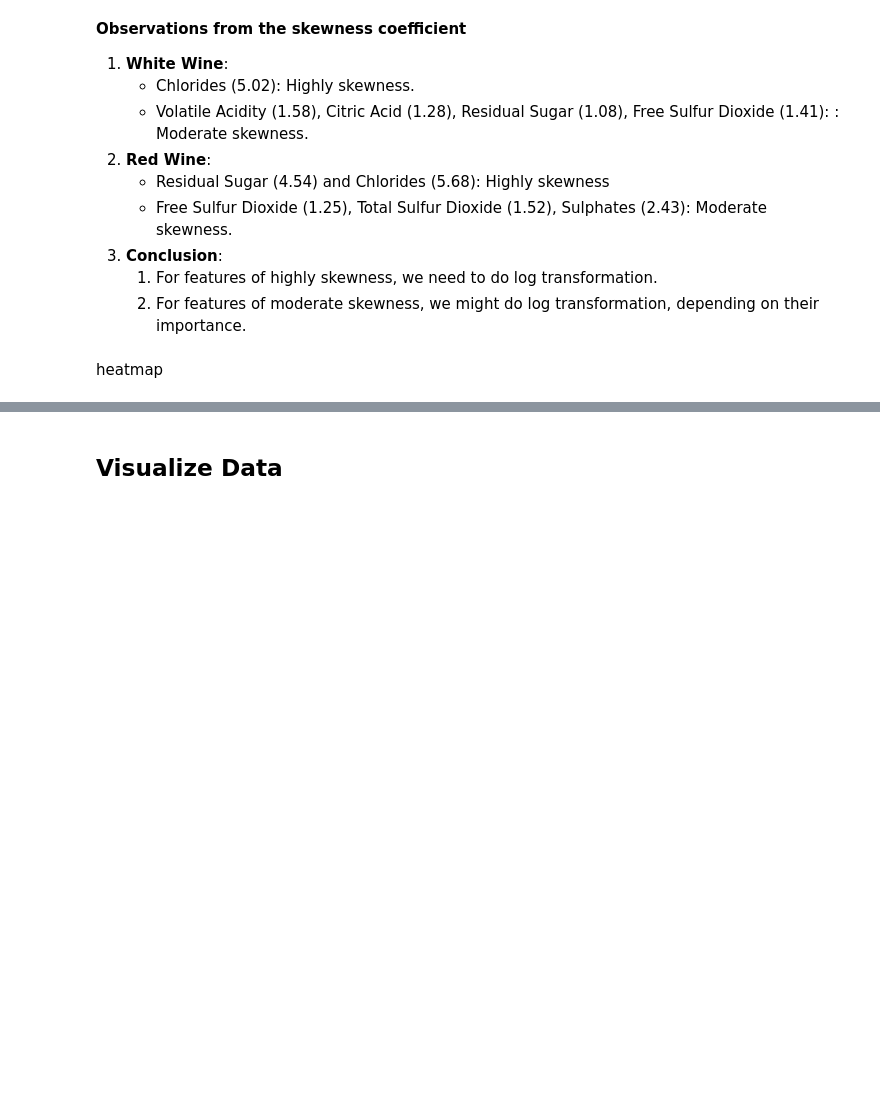
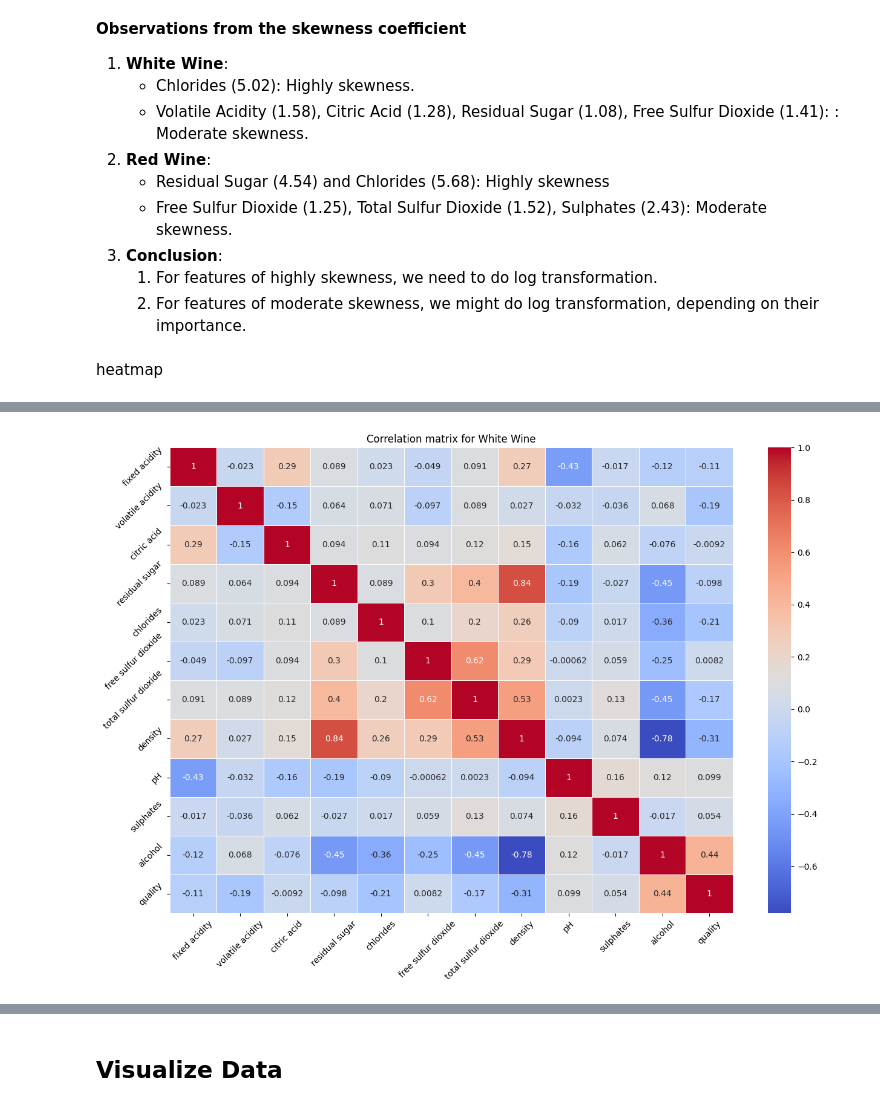
Before and after one commit to ZofiaSamsel/Wine_quality, a Jupyter notebook: main.ipynb, the cells around one changed output, grey strips where cells are left out. Cells and saved outputs as stored; diff of their text form; code cells hidden in the pictures; blank space fills up the shorter version.

```diff
--- a/main.ipynb
+++ b/main.ipynb
@@ -422,0 +416,4 @@ plt.show()
+# %%
+create_heat_map(df_white_wine)
+# %% [output]
+[figure, added]
```
Also changed, not shown: parts of 6 cells of this notebook.
